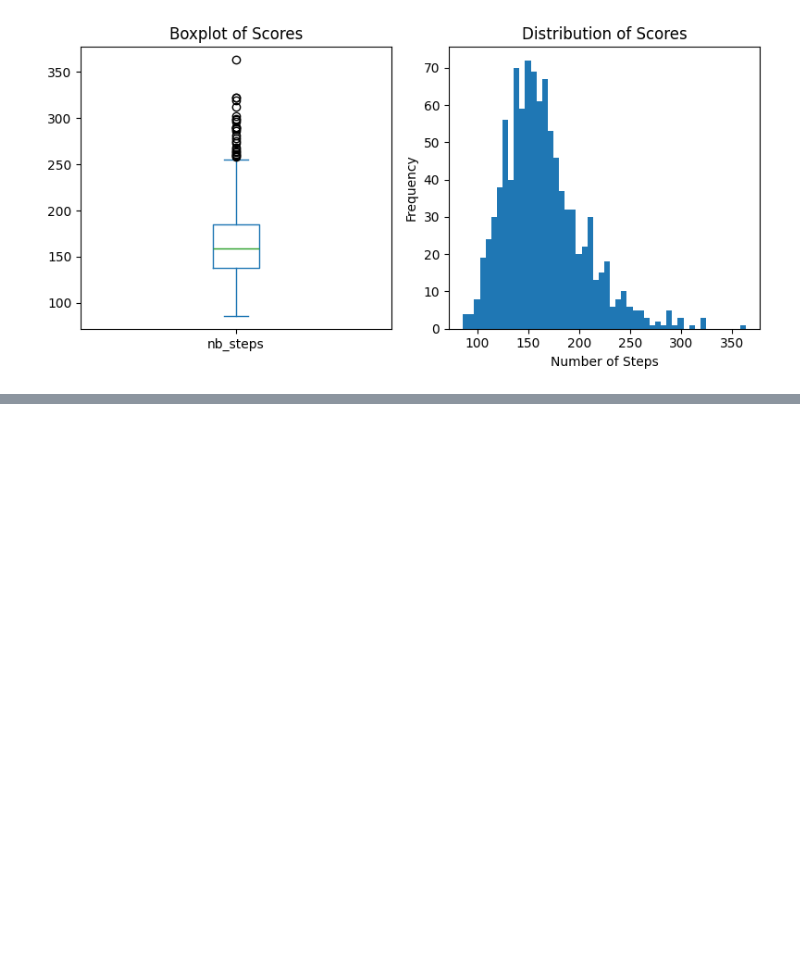
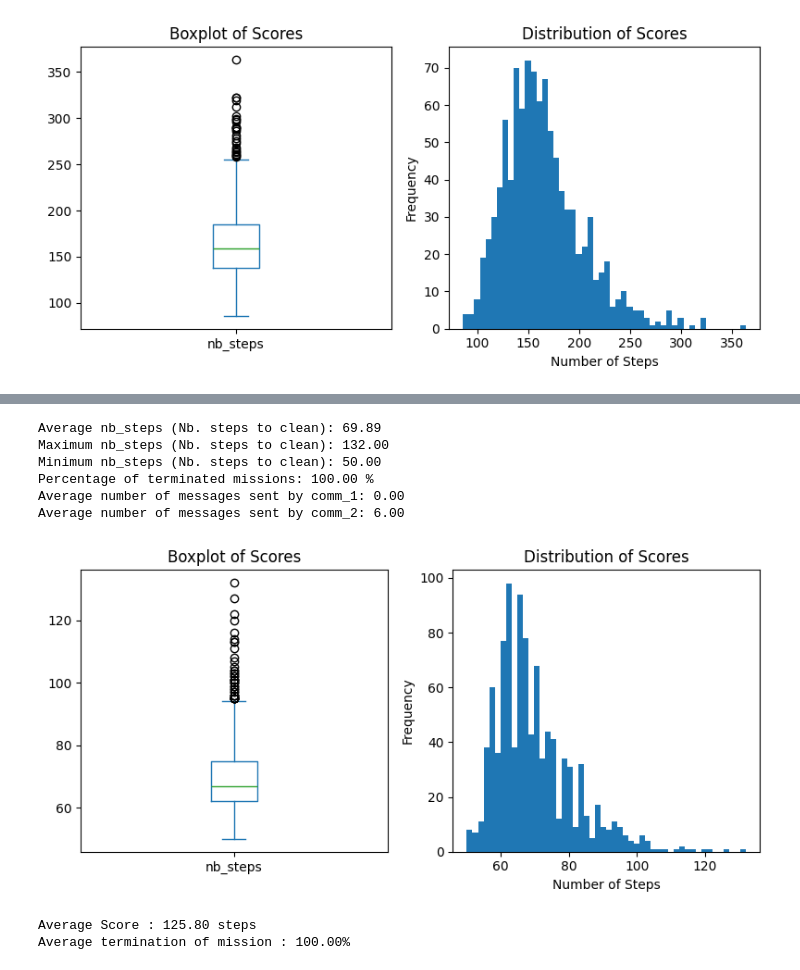
Before and after one commit to elbarhichi/Self-Organized-Multi-Agents-System, a Jupyter notebook: MAS_evaluation.ipynb, the cells around one changed output, grey strips where cells are left out. Saved outputs shown, nothing was run; the diff lists cells and outputs as text; code cells hidden in the pictures; blank space fills up the shorter version.

```diff
--- a/MAS_evaluation.ipynb
+++ b/MAS_evaluation.ipynb
@@ -337,0 +412,32 @@ Average number of messages sent by comm_2: 0.00
+# %%
+show_results(df_model_2_comm_2)
+df_model_2_comm_2.to_csv('model_2_comm_1_and_comm_2.csv', index=False)
+# %% [output]
+Average nb_steps (Nb. steps to clean): 69.89
+Maximum nb_steps (Nb. steps to clean): 132.00
+Minimum nb_steps (Nb. steps to clean): 50.00
+Percentage of terminated missions: 100.00 %
+Average number of messages sent by comm_1: 0.00
+Average number of messages sent by comm_2: 6.00
+[figure, added]
+# %%
+# Model large size (24x16) w. 12 robots (G:4 - Y:4 - R:4)
+
+df_model_3_comm_2 = pd.DataFrame(columns=['nb_steps', 'terminated', 'nb_sent_msgs_comm_1', 'nb_sent_msgs_comm_2'])
+
+model_3_with_comm_2 = RobotMission(robot_type="With communication",
+                      nb_green_robots=4,
+                      nb_yellow_robots=4,
+                      nb_red_robots=4,
+                      nb_green_wastes=10,
+                      nb_yellow_wastes=7,
+                      nb_red_wastes=5,
+                      width=24,
+                      height=16)
+
+avg_score, avg_terminated = evaluate_model(model_3_with_comm_2, N, max_steps, df_model_3_comm_2)
+print(f'Average Score : {avg_score:.2f} steps')
+print(f'Average termination of mission : {avg_terminated:.2%}')
+# %% [output]
+Average Score : 125.80 steps
+Average termination of mission : 100.00%
```
Also changed, not shown: parts of 17 cells of this notebook, 6 other files.
